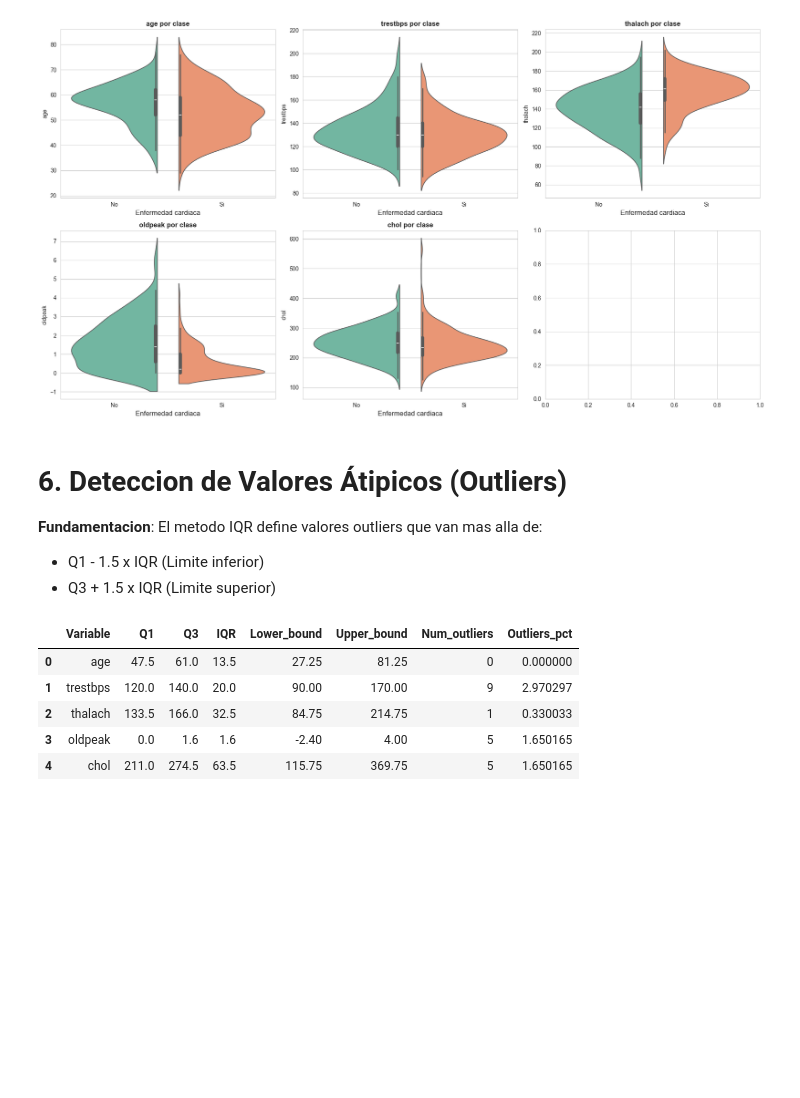
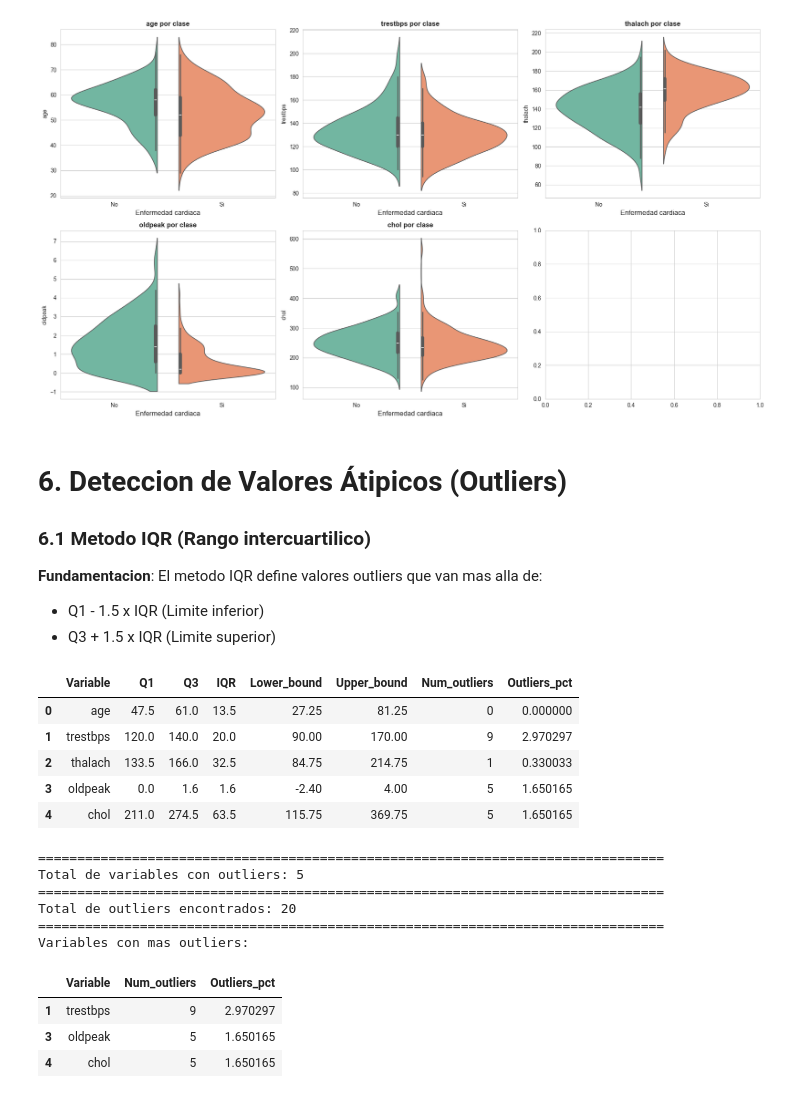
Before and after one commit to AlexSc97/modelo-predictivo-paro-cardiaco, a Jupyter notebook: notebooks/explore.ipynb, the cells around one changed output. Drawn from its saved outputs; the diff is of its cells as text; code cells hidden in the pictures; blank space fills up the shorter version.

```diff
--- a/notebooks/explore.ipynb
+++ b/notebooks/explore.ipynb
@@ -393,6 +393,7 @@ Passing `palette` without assigning `hue` is deprecated and will be removed in v
 [figure]
 # %% [markdown]
 # 6. Deteccion de Valores Átipicos (Outliers)
+### 6.1 Metodo IQR (Rango intercuartilico)
 **Fundamentacion**: El metodo IQR define valores outliers que van mas alla de:
 - Q1 - 1.5 x IQR (Limite inferior)
 - Q3 + 1.5 x IQR (Limite superior)
@@ -402,31 +403,51 @@ def detect_outliers_iqr(df, columns):
     Detecta valores atipicos usando el metodo IQR
     """
     outliers_summary = []
     for col in columns:
         Q1 = df[col].quantile(0.25)
         Q3 = df[col].quantile(0.75)
         IQR = Q3 - Q1
 
         lower_bound = Q1 - 1.5 * IQR
         upper_bound = Q3 + 1.5 * IQR
 
         outliers = df[(df[col] < lower_bound) | (df[col] > upper_bound)][col]
         outliers_summary.append({
             'Variable': col,
             'Q1': Q1,
             'Q3': Q3,
             'IQR': IQR,
             'Lower_bound': lower_bound,
             'Upper_bound': upper_bound,
             'Num_outliers': len(outliers),
             'Outliers_pct': len(outliers) / len(df) * 100
         })
     return pd.DataFrame(outliers_summary)
-display(detect_outliers_iqr(df, continuous_var))
+outliers_analysis = detect_outliers_iqr(df, continuous_var)
+display(outliers_analysis)
+print(f"=" * 80)
+print(f"Total de variables con outliers: {len(outliers_analysis)}")
+print(f"=" * 80)
+total_outliers = outliers_analysis['Num_outliers'].sum()
+print(f"Total de outliers encontrados: {total_outliers}")
+print(f"=" * 80)
+print(f"Variables con mas outliers: ")
+top_outliers = outliers_analysis.nlargest(3, 'Num_outliers')[['Variable', 'Num_outliers','Outliers_pct']]
+display(top_outliers)
 # %% [output]
 |  | Variable | Q1 | Q3 | IQR | Lower_bound | Upper_bound | Num_outliers | Outliers_pct |
 | 0 | age | 47.5 | 61.0 | 13.5 | 27.25 | 81.25 | 0 | 0.000000 |
 | 1 | trestbps | 120.0 | 140.0 | 20.0 | 90.00 | 170.00 | 9 | 2.970297 |
 | 2 | thalach | 133.5 | 166.0 | 32.5 | 84.75 | 214.75 | 1 | 0.330033 |
 | 3 | oldpeak | 0.0 | 1.6 | 1.6 | -2.40 | 4.00 | 5 | 1.650165 |
 | 4 | chol | 211.0 | 274.5 | 63.5 | 115.75 | 369.75 | 5 | 1.650165 |
+================================================================================
+Total de variables con outliers: 5
+================================================================================
+Total de outliers encontrados: 20
+================================================================================
+Variables con mas outliers:
+|  | Variable | Num_outliers | Outliers_pct |
+| 1 | trestbps | 9 | 2.970297 |
+| 3 | oldpeak | 5 | 1.650165 |
+| 4 | chol | 5 | 1.650165 |
```
Also changed, not shown: parts of 3 cells of this notebook.
